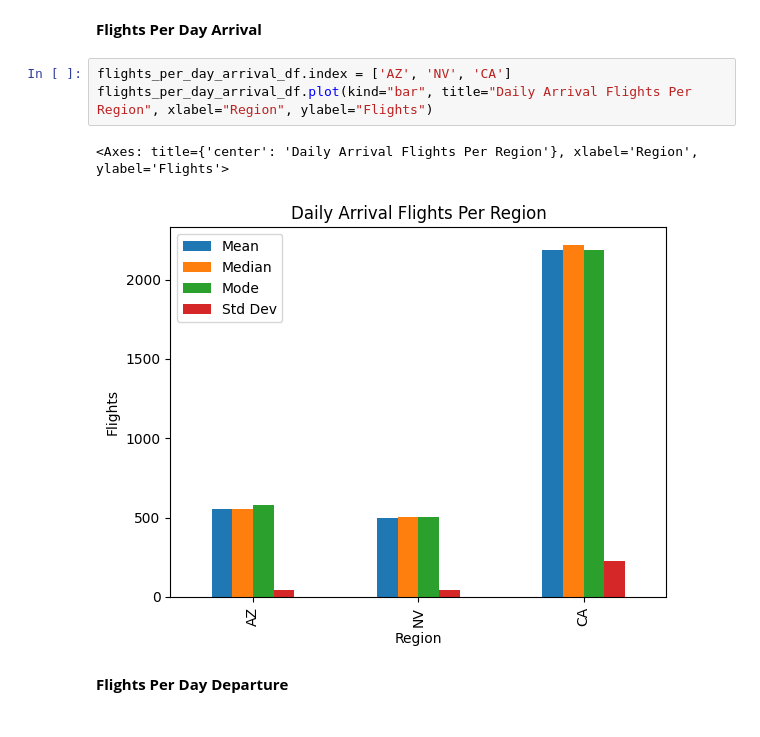
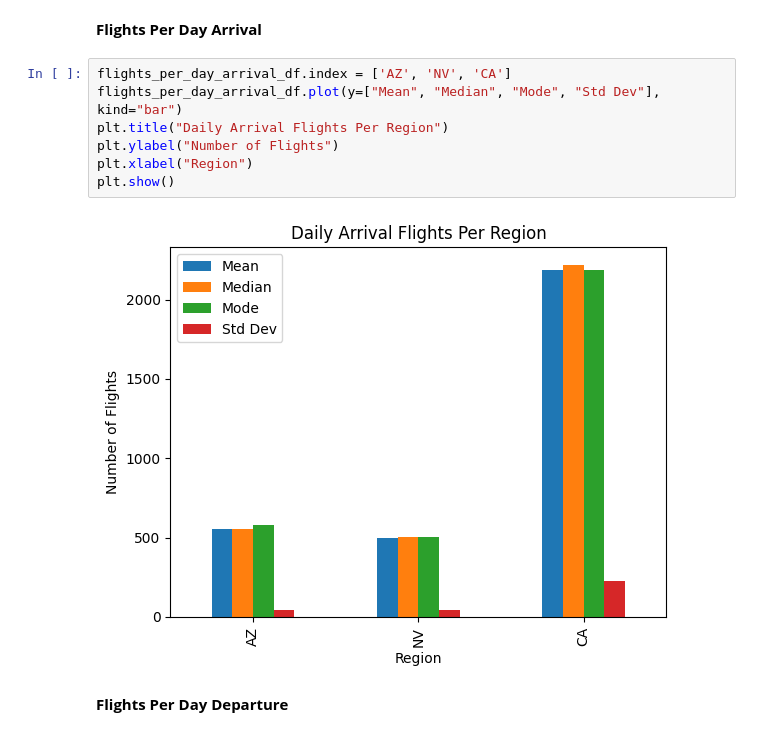
Before and after one commit to GauriRajesh733/DS3000-Practicum1, a Jupyter notebook: DS3000_Practicum1.ipynb, the cells around one changed output. Cells and saved outputs as stored; diff of their text form.

```diff
--- a/DS3000_Practicum1.ipynb
+++ b/DS3000_Practicum1.ipynb
@@ -606,10 +629,13 @@ flights_per_day_departure_df = pd.DataFrame(flights_per_day_departure)
 **Flights Per Day Arrival**
 # %%
 flights_per_day_arrival_df.index = ['AZ', 'NV', 'CA']
-flights_per_day_arrival_df.plot(kind="bar", title="Daily Arrival Flights Per Region", xlabel="Region", ylabel="Flights")
+flights_per_day_arrival_df.plot(y=["Mean", "Median", "Mode", "Std Dev"], kind="bar")
+plt.title("Daily Arrival Flights Per Region")
+plt.ylabel("Number of Flights")
+plt.xlabel("Region")
+plt.show()
 # %% [output]
-<Axes: title={'center': 'Daily Arrival Flights Per Region'}, xlabel='Region', ylabel='Flights'>
-[figure, old version]
+[figure, new version]
 # %% [markdown]
 **Flights Per Day Departure**
 # %%
```
Also changed, not shown: parts of 7 cells of this notebook.
